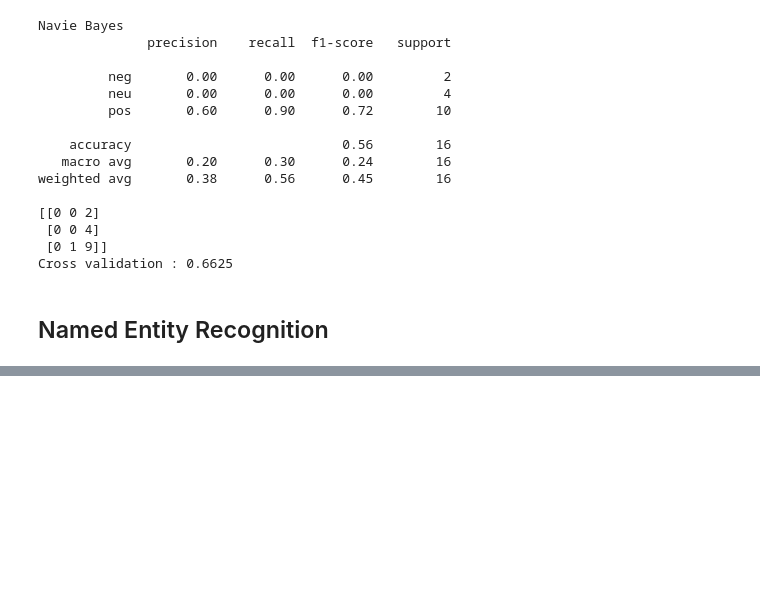
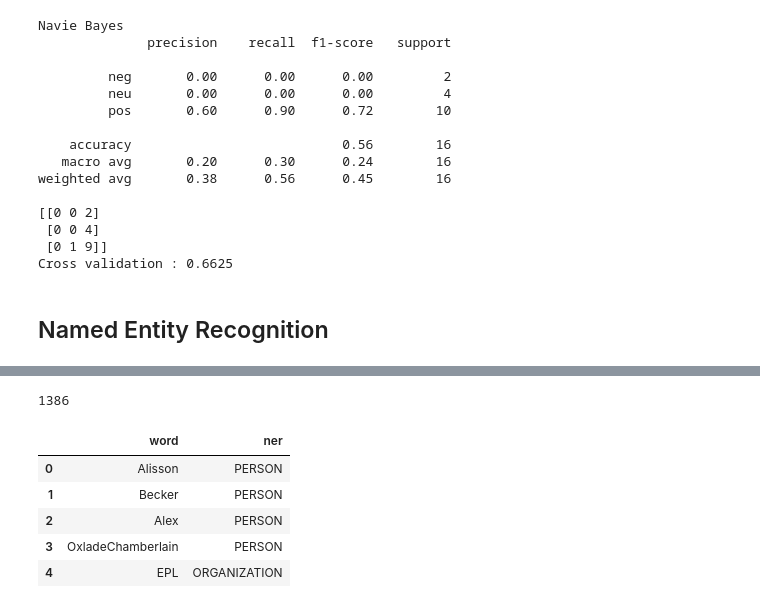
Before and after one commit to 3D-soul/MySocialMediaAnalytics, a Jupyter notebook: Python/TwitterDataAnalysis.ipynb, the cells around one changed output, grey strips where cells are left out. Drawn from its saved outputs; the diff is of its cells as text; code cells hidden in the pictures; blank space fills up the shorter version.

```diff
--- a/Python/TwitterDataAnalysis.ipynb
+++ b/Python/TwitterDataAnalysis.ipynb
@@ -404,7 +409,8 @@ df = pd.read_csv("../data/tweets.csv")
 
 df = df.drop(df.columns[0], axis=1)
 # %%
-class_path = "../data/stanford-ner-4.2.0/stanford-ner-2020-11-17/stanford-ner-4.2.0-javadoc.jar"
-st_path = "../data/stanford-ner-4.2.0/stanford-ner-2020-11-17/classifiers/english.all.3class.distsim.crf.ser.gz"
+stanford_dir = '../data/stanford-ner-4.2.0/stanford-ner-2020-11-17/'
+jarfile = stanford_dir + 'stanford-ner.jar'
+modelfile = stanford_dir + 'classifiers/english.all.3class.distsim.crf.ser.gz'
 
-st = StanfordNERTagger(st_path, class_path)
+st = StanfordNERTagger(model_filename=modelfile, path_to_jar=jarfile)
@@ -412,0 +435,17 @@ st = StanfordNERTagger(st_path, class_path)
+# %%
+tweets = df["final"].apply(str_lst).to_list()
+
+# tweets[:5]
+
+# getting all the entities
+entities = []
+for index,tweet in enumerate(tweets[:500]):
+    lst_tags = st.tag(tweet.split())
+    if lst_tags : print("Obtained Tags!")
+    for tup in lst_tags:
+        if (tup[1] != "O"):
+            entities.append(tup)
+    print(f"{index} iterations completed!")
+    print("---------------------------------")
+
+print("END")
@@ -412,0 +470,17 @@ st = StanfordNERTagger(st_path, class_path)
+# %%
+len(entities)
+# %% [output]
+1386
+# %%
+# creating a dataframe of entities
+df_entities = pd.DataFrame(entities)
+df_entities.columns = ["word", "ner"]
+
+df_entities.head()
+# %% [output]
+|  | word | ner |
+| 0 | Alisson | PERSON |
+| 1 | Becker | PERSON |
+| 2 | Alex | PERSON |
+| 3 | OxladeChamberlain | PERSON |
+| 4 | EPL | ORGANIZATION |
```
Also changed, not shown: parts of 18 cells of this notebook, 1 other file.
